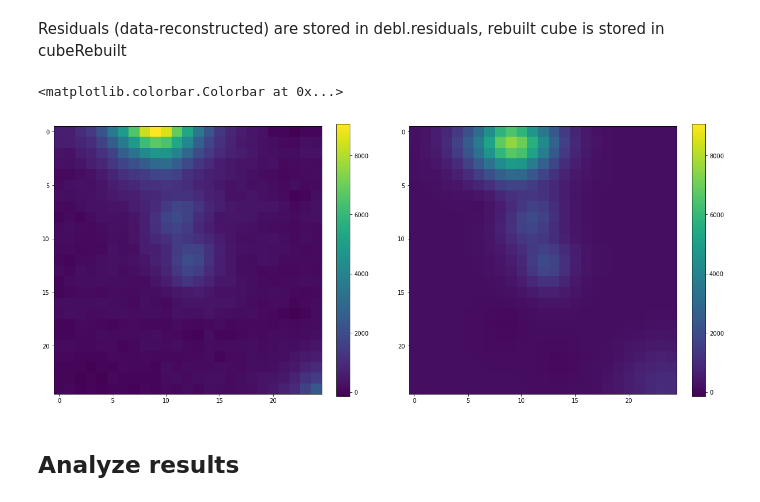
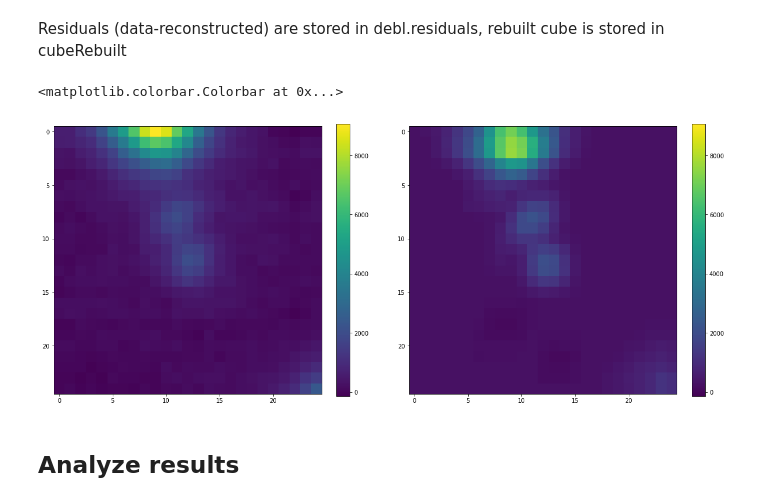
Before and after one commit to musevlt/odhin, a Jupyter notebook: Example Odhin.ipynb, the cells around one changed output. Drawn from its saved outputs; the diff is of its cells as text; code cells hidden in the pictures.

```diff
--- a/Example Odhin.ipynb
+++ b/Example Odhin.ipynb
@@ -82,15 +111,15 @@ Residuals (data-reconstructed) are stored in debl.residuals, rebuilt cube is sto
 # %%
 plt.figure(figsize=(20,10))
 plt.subplot(121)
 _min, _max = np.amin(debl.cubeLR.sum(axis=0)), np.amax(debl.cubeLR.sum(axis=0))
 plt.imshow(debl.cubeLR.sum(axis=0),vmin=_min,vmax=_max)
 plt.colorbar(fraction=0.046)
 plt.subplot(122)
-plt.imshow(debl.cubeRebuilt.sum(axis=0),vmin=_min,vmax=_max)
+plt.imshow(debl.estimatedCube.sum(axis=0),vmin=_min,vmax=_max)
 plt.colorbar(fraction=0.046)
 # %% [output]
 <matplotlib.colorbar.Colorbar at 0x...>
-[figure, old version]
+[figure, new version]
 # %% [markdown]
 ## Analyze results
 # %%
```
Also changed, not shown: parts of 6 cells of this notebook, 2 other files.
